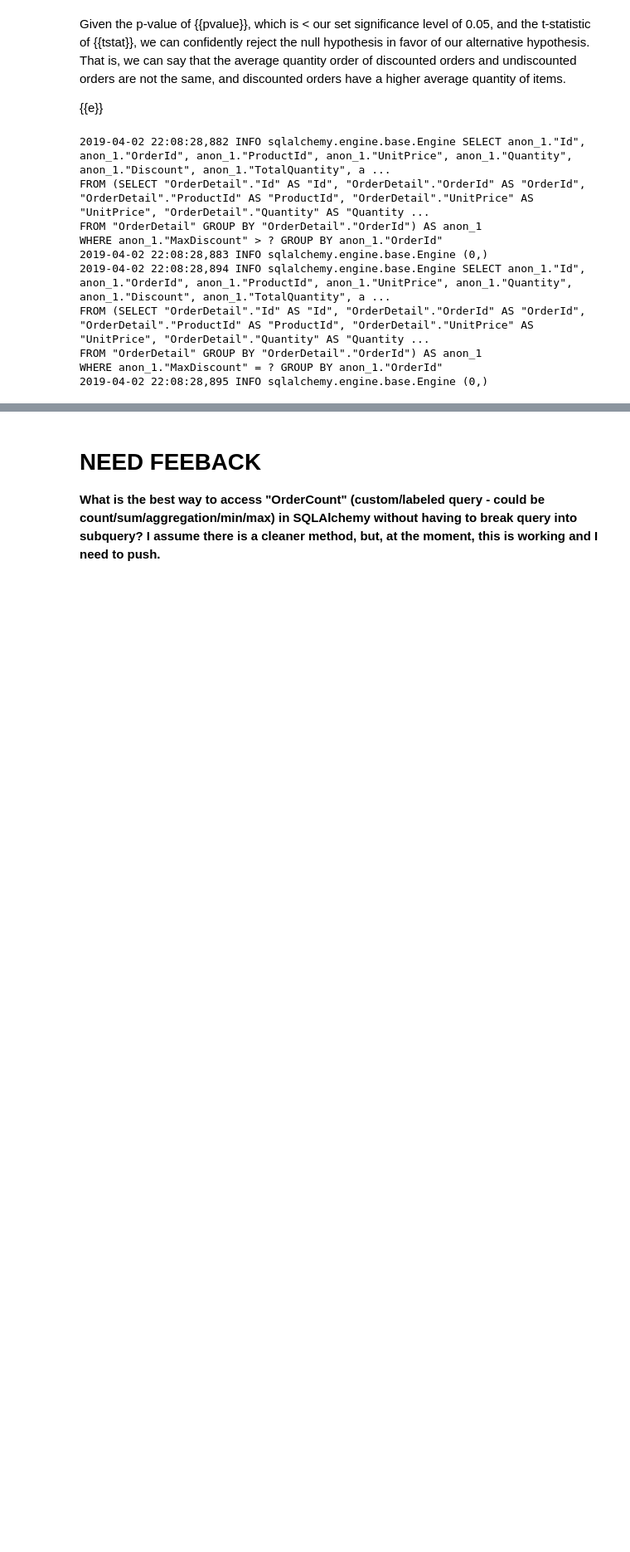
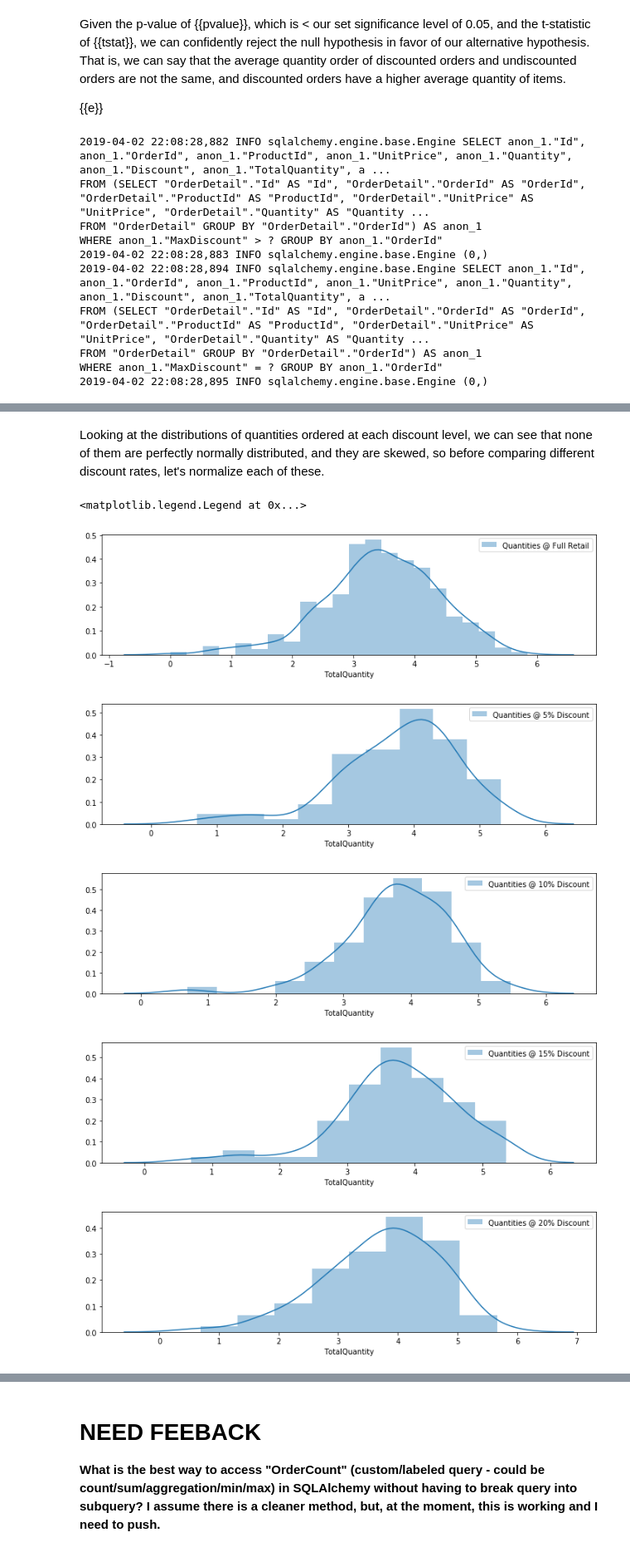
Before and after one commit to whitcrrd/dsc-2-final-project-online-ds-ft-021119, a Jupyter notebook: project-outline.ipynb, the cells around one changed output, grey strips where cells are left out. Shown: that part at 83% size. Saved outputs shown, nothing was run; the diff lists cells and outputs as text; code cells hidden in the pictures; blank space fills up the shorter version.

```diff
--- a/project-outline.ipynb
+++ b/project-outline.ipynb
@@ -295,0 +467,45 @@ WHERE anon_1."MaxDiscount" = ? GROUP BY anon_1."OrderId"
+# %% [markdown]
+Looking at the distributions of quantities ordered at each discount level, we can see that none of them are perfectly normally distributed, and they are skewed, so before comparing different discount rates, let's normalize each of these.
+# %%
+# take log of TotalQuantity
+log_discount_0 = np.log(discount_0.TotalQuantity)
+log_discount_5 = np.log(discount_5.TotalQuantity)
+log_discount_10 = np.log(discount_10.TotalQuantity)
+log_discount_15 = np.log(discount_15.TotalQuantity)
+log_discount_20 = np.log(discount_20.TotalQuantity)
+log_discount_25 = np.log(discount_25.TotalQuantity)
+
+# overwrite original data
+discount_0.TotalQuantity = log_discount_0
+discount_5.TotalQuantity = log_discount_5
+discount_10.TotalQuantity = log_discount_10
+discount_15.TotalQuantity = log_discount_15
+discount_20.TotalQuantity = log_discount_20
+discount_25.TotalQuantity = log_discount_25
+# %%
+# Take a look at the normalized distributions of quantities ordered at given discount rates
+fig = plt.figure(figsize=(12,3))
+sns.distplot(discount_0.TotalQuantity, label="Quantities @ Full Retail")
+plt.legend()
+fig = plt.figure(figsize=(12,3))
+sns.distplot(discount_5.TotalQuantity, label="Quantities @ 5% Discount")
+plt.legend()
+fig = plt.figure(figsize=(12,3))
+sns.distplot(discount_10.TotalQuantity, label="Quantities @ 10% Discount")
+plt.legend()
+fig = plt.figure(figsize=(12,3))
+sns.distplot(discount_15.TotalQuantity, label="Quantities @ 15% Discount")
+plt.legend()
+fig = plt.figure(figsize=(12,3))
+sns.distplot(discount_20.TotalQuantity, label="Quantities @ 20% Discount")
+plt.legend()
+fig = plt.figure(figsize=(12,3))
+sns.distplot(discount_25.TotalQuantity, label="Quantities @ 25% Discount")
+plt.legend()
+# %% [output]
+<matplotlib.legend.Legend at 0x...>
+[figure, added]
+[figure, added]
+[figure, added]
+[figure, added]
+[figure, added]
```
Also changed, not shown: parts of 20 cells of this notebook.
